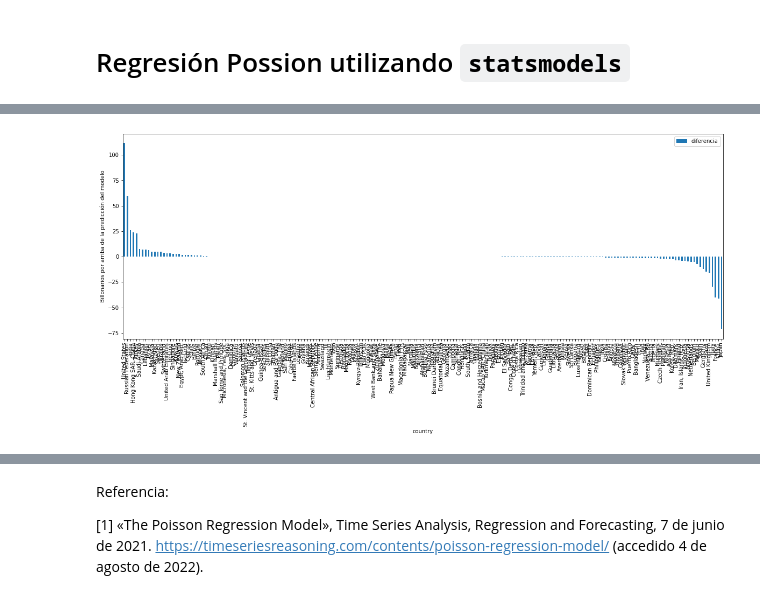
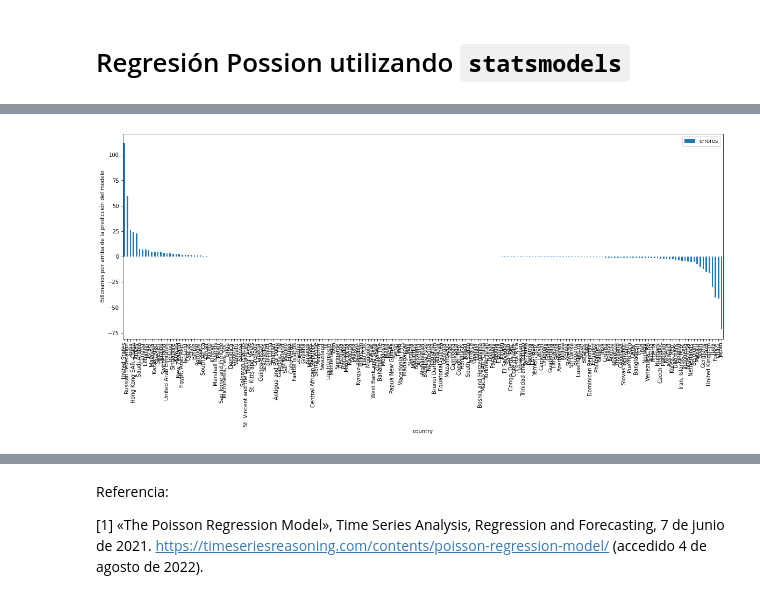
Before and after one commit to AnIsAsPe/Estadistica_y_Probabilidad_para-CD-, a Jupyter notebook: Semana3/Notebooks/Regresión_usando_máxima_verosimilitud.ipynb, the cells around one changed output, grey strips where cells are left out. Cells and saved outputs as stored; diff of their text form; code cells hidden in the pictures.

```diff
--- a/Semana3/Notebooks/Regresión_usando_máxima_verosimilitud.ipynb
+++ b/Semana3/Notebooks/Regresión_usando_máxima_verosimilitud.ipynb
@@ -13,7 +13,7 @@ import matplotlib.pyplot as plt
 # %% [markdown]
 Treisman, Daniel. Replication data for: Russia’s Billionaires: P2016_1068_data: billionaires.xlsx. Nashville, TN: American Economic Association [publisher], 2016. Ann Arbor, MI: Inter-university Consortium for Political and Social Research [distributor], 2019-12-07. https://doi.org/10.3886/E116312V1-91280
 # %%
-df = pd.read_csv('https://raw.githubusercontent.com/AnIsAsPe/Estadistica_y_Probabilidad_para-CD-/main/Semana3/billonaires.csv',
+df = pd.read_csv('https://raw.githubusercontent.com/AnIsAsPe/Estadistica_y_Probabilidad_para-CD-/main/Semana3/Datos/billonaires.csv',
                   dtype={'numbil0': 'int64','gattwto08':'int64'})
 df = df[['country', 'lngdppc', 'lnpop', 'gattwto08', 'numbil0']]  #reordenar columnas
 df.columns = ['pais', 'PIB_percapita', 'lnpop', 'años_GATT','num_billonarios']  #renombrar columnas
@@ -160,11 +154,11 @@ const           -29.0495      0.638    -45.517      0.000     -30.300     -27.79
 =================================================================================
 # %%
 df['y_pred'] = poisson_reg.predict()
-df['diferencia'] = df['num_billonarios']- df['y_pred']
-df.sort_values('diferencia', ascending=False, inplace=True)
-df.plot('pais','diferencia', kind='bar', figsize=(20,7))
+df['errores'] = df['num_billonarios']- df['y_pred']
+df.sort_values('errores', ascending=False, inplace=True)
+df.plot('pais','errores', kind='bar', figsize=(20,7))
 plt.ylabel('Billonarios por arriba de la predicción del modelo')
 plt.xlabel('country')
 plt.show()
 # %% [output]
-[figure, old version]
+[figure, new version]
```
Also changed, not shown: parts of 5 cells of this notebook.
